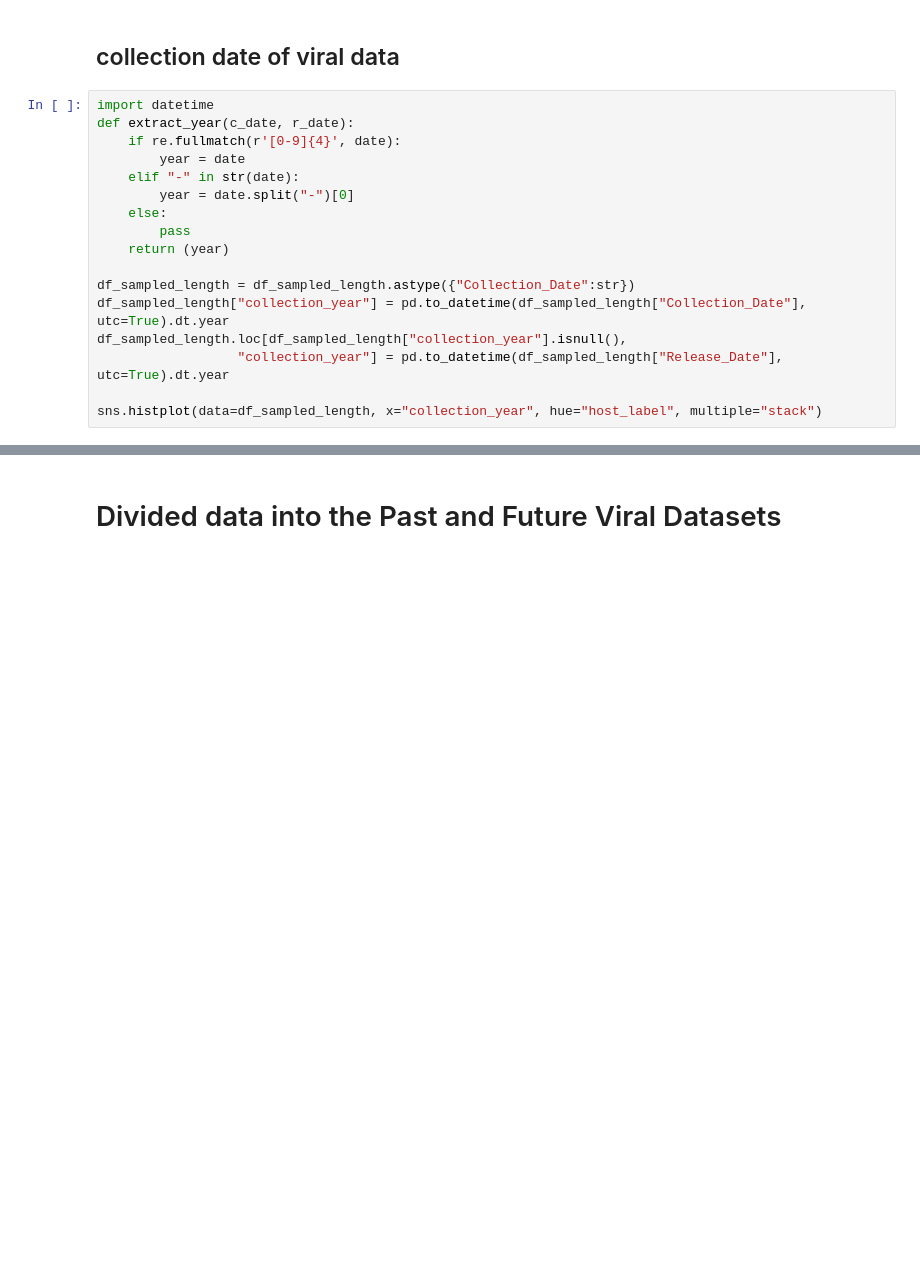
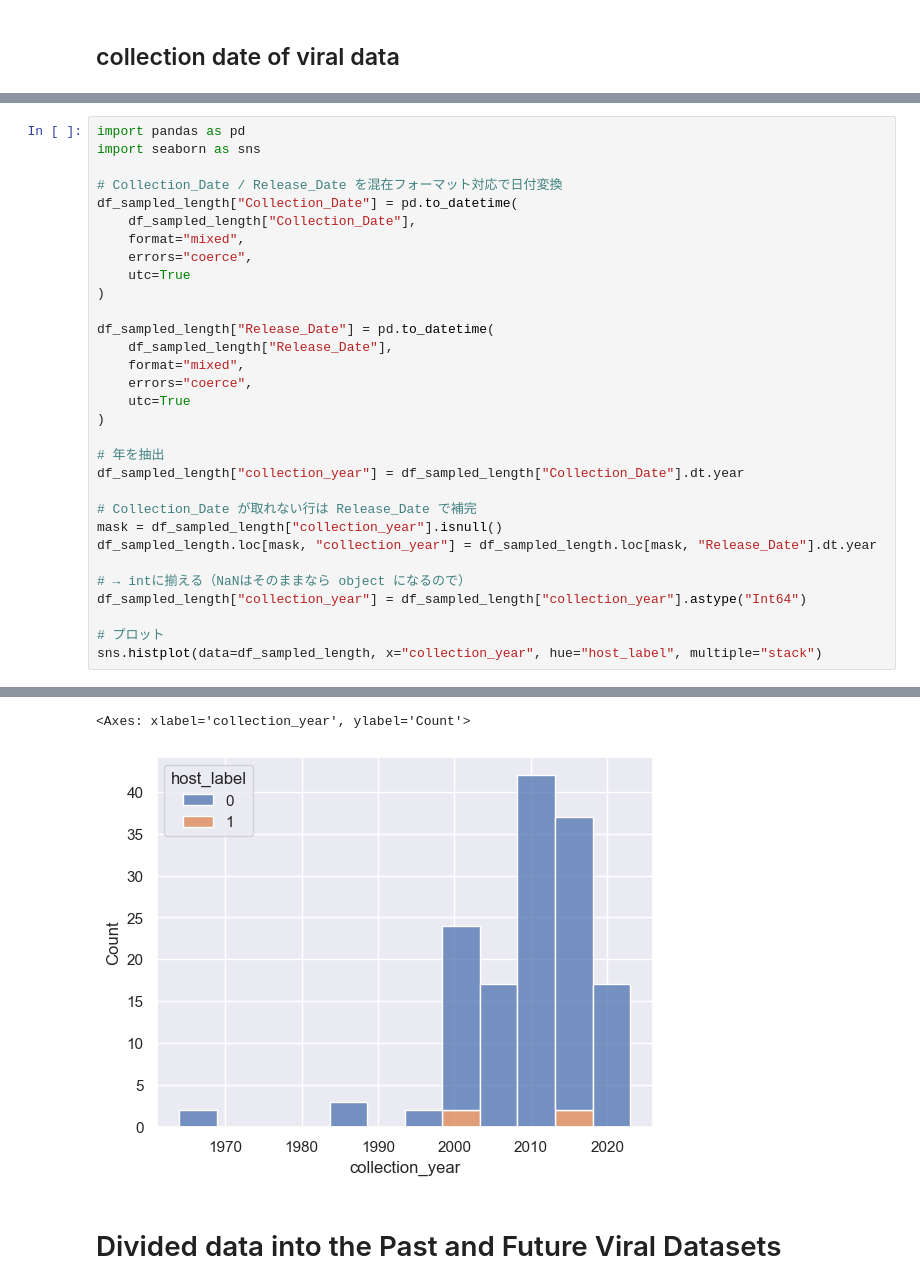
Before and after one commit to Junna-Kawasaki/BERT-infect_2024, a Jupyter notebook: 001_Dataset_curation/Dataset_curation_segmented_template.ipynb, the cells around one changed output, grey strips where cells are left out. Drawn from its saved outputs; the diff is of its cells as text; blank space fills up the shorter version.

```diff
--- a/001_Dataset_curation/Dataset_curation_segmented_template.ipynb
+++ b/001_Dataset_curation/Dataset_curation_segmented_template.ipynb
@@ -118,20 +142,3 @@ sns.histplot(data=df_sampled, x="Length", hue="host_label", multiple="stack")
 df_sampled_length = df_sampled[df_sampled["Length"] > 500]
 # %% [markdown]
 ## collection date of viral data
-# %%
-import datetime
-def extract_year(c_date, r_date):
-    if re.fullmatch(r'[0-9]{4}', date):
-        year = date
-    elif "-" in str(date):
-        year = date.split("-")[0]
-    else:
-        pass
-    return (year)
-
-df_sampled_length = df_sampled_length.astype({"Collection_Date":str})
-df_sampled_length["collection_year"] = pd.to_datetime(df_sampled_length["Collection_Date"], utc=True).dt.year
-df_sampled_length.loc[df_sampled_length["collection_year"].isnull(),
-                  "collection_year"] = pd.to_datetime(df_sampled_length["Release_Date"], utc=True).dt.year
-
-sns.histplot(data=df_sampled_length, x="collection_year", hue="host_label", multiple="stack")
@@ -140,0 +152,32 @@ sns.histplot(data=df_sampled_length, x="collection_year", hue="host_label", mult
+# %%
+import pandas as pd
+import seaborn as sns
+
+# Collection_Date / Release_Date を混在フォーマット対応で日付変換
+df_sampled_length["Collection_Date"] = pd.to_datetime(
+    df_sampled_length["Collection_Date"],
+    format="mixed",
+    errors="coerce",
+    utc=True
+)
+
+df_sampled_length["Release_Date"] = pd.to_datetime(
+    df_sampled_length["Release_Date"],
+    format="mixed",
+    errors="coerce",
+    utc=True
+)
+
+# 年を抽出
+df_sampled_length["collection_year"] = df_sampled_length["Collection_Date"].dt.year
+
+# Collection_Date が取れない行は Release_Date で補完
+mask = df_sampled_length["collection_year"].isnull()
+df_sampled_length.loc[mask, "collection_year"] = df_sampled_length.loc[mask, "Release_Date"].dt.year
+
+# → intに揃える（NaNはそのままなら object になるので）
+df_sampled_length["collection_year"] = df_sampled_length["collection_year"].astype("Int64")
+
+# プロット
+sns.histplot(data=df_sampled_length, x="collection_year", hue="host_label", multiple="stack")
+# %% [output]
@@ -141,3 +204,5 @@ sns.histplot(data=df_sampled_length, x="collection_year", hue="host_label", mult
+<Axes: xlabel='collection_year', ylabel='Count'>
+[figure, added]
 # %% [markdown]
 # Divided data into the Past and Future Viral Datasets
 # %%
```
Also changed, not shown: parts of 13 cells of this notebook.
